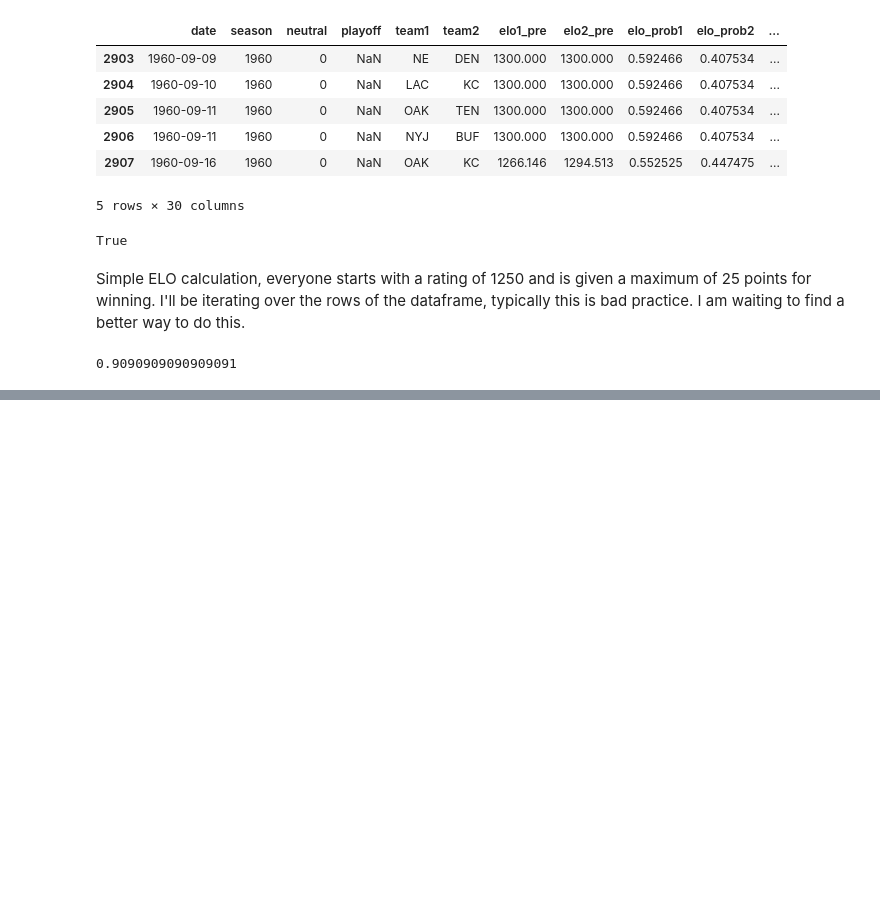
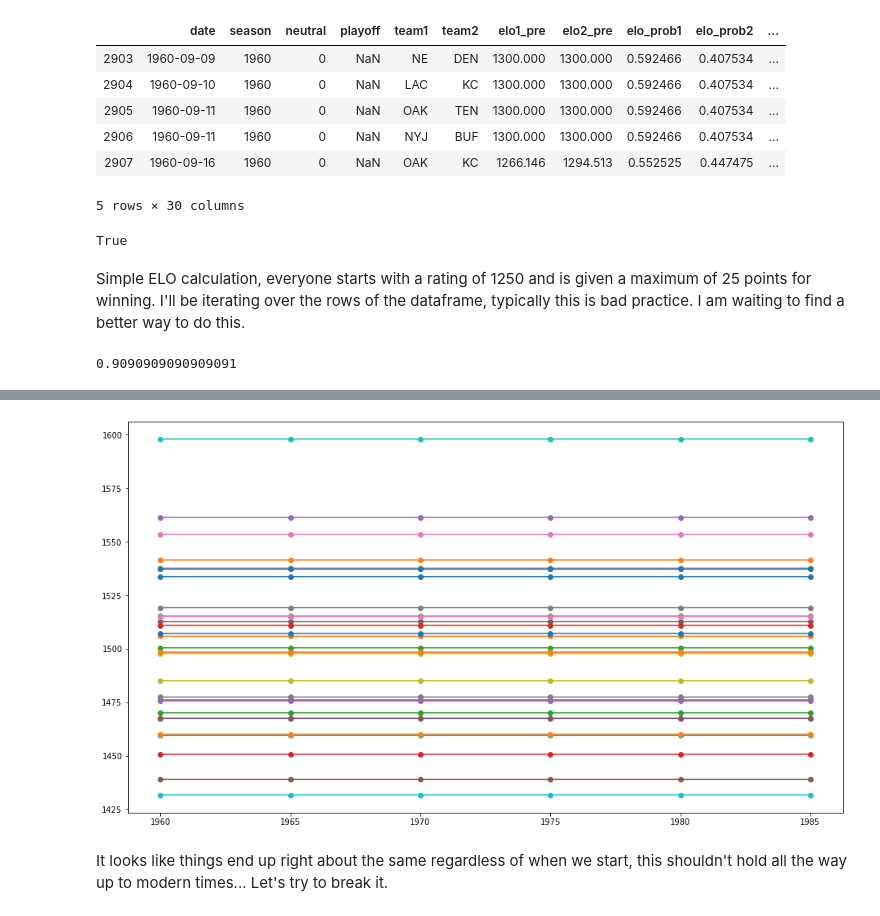
Before and after one commit to david-riser/nfl-ratings, a Jupyter notebook: notebooks/SimpleELO.ipynb, the cells around one changed output, grey strips where cells are left out. Cells and saved outputs as stored; diff of their text form; code cells hidden in the pictures; blank space fills up the shorter version.

```diff
--- a/notebooks/SimpleELO.ipynb
+++ b/notebooks/SimpleELO.ipynb
@@ -159,0 +163,13 @@ plot_rankings(current_ratings)
+# %%
+year_based_results = {}
+year_based_results['start_year'] = []
+year_based_results['result'] = []
+year_based_results['ratings'] = []
+
+for start_year in range(1960, 1990, 5):
+    print(f'Calculating results from starting at {start_year}')
+    year_based_results['start_year'].append(start_year)
+    year_data, ratings = simple_elo(train_data[train_data['season'] >= start_year],
+                                    active_teams, 1500, 25)
+    year_based_results['result'].append(year_data)
+    year_based_results['ratings'].append(ratings)
@@ -159,0 +216,8 @@ plot_rankings(current_ratings)
+# %%
+plt.figure(figsize=(16,9))
+for team in active_teams:
+    plt.plot(year_based_results['start_year'],
+                [r[team] for r in year_based_results['ratings']],
+            marker='o')
+# %% [output]
+[figure, added]
@@ -159,0 +226,2 @@ plot_rankings(current_ratings)
+# %% [markdown]
+It looks like things end up right about the same regardless of when we start, this shouldn't hold all the way up to modern times...  Let's try to break it.
```
Also changed, not shown: parts of 23 cells of this notebook, 1 other file.
